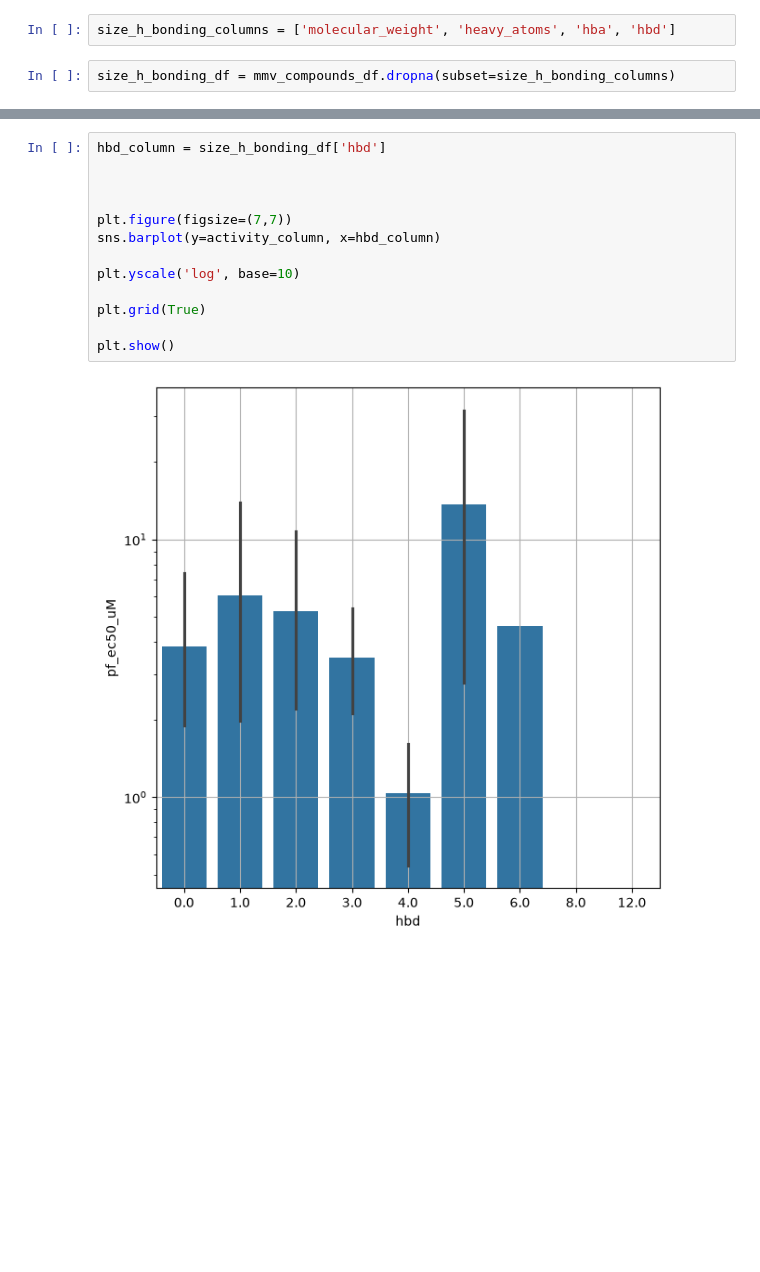
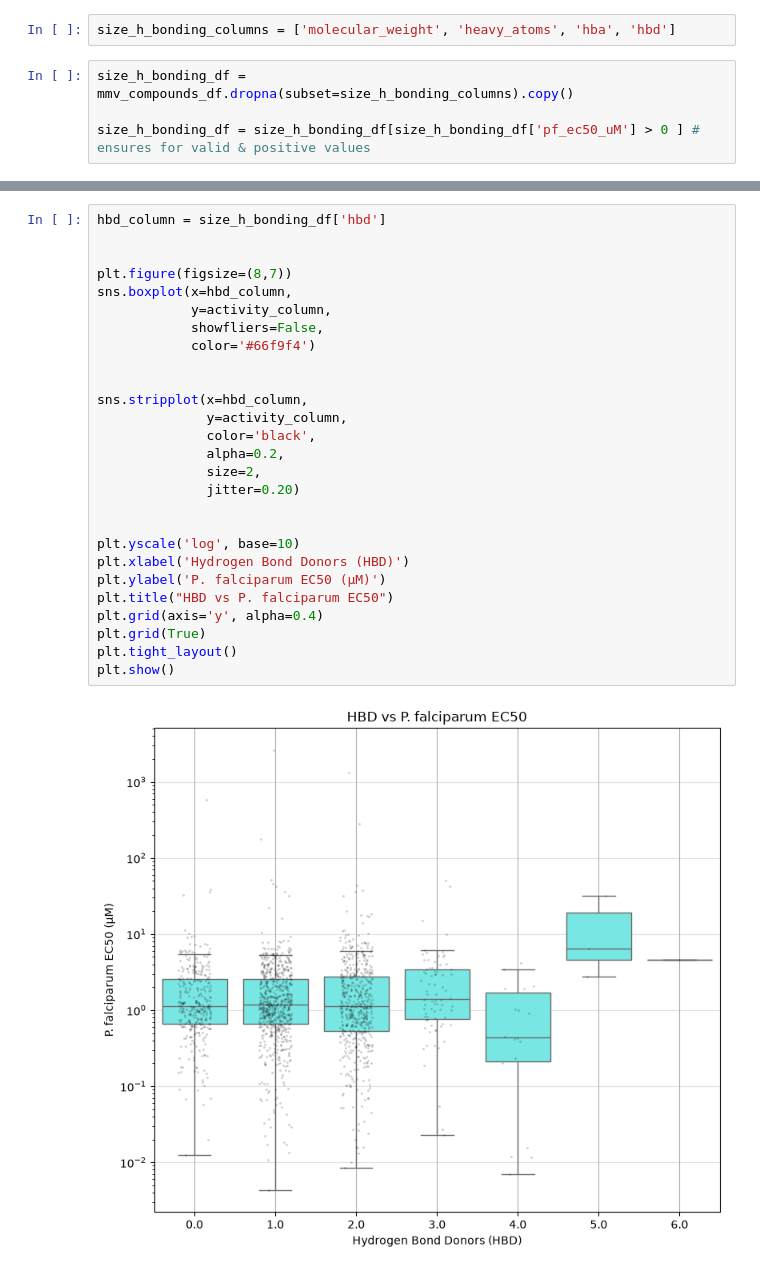
Before and after one commit to claudiagzv/csc1171-project, a Jupyter notebook: notebooks/size_bonding_ec50_activity_relationship.ipynb, the cells around one changed output, grey strips where cells are left out. Saved outputs shown, nothing was run; the diff lists cells and outputs as text; blank space fills up the shorter version.

```diff
--- a/notebooks/size_bonding_ec50_activity_relationship.ipynb
+++ b/notebooks/size_bonding_ec50_activity_relationship.ipynb
@@ -15,4 +20,6 @@ mmv_compounds_df = pd.read_csv(mmv_dataset, delimiter='\t')
 # %%
 size_h_bonding_columns = ['molecular_weight', 'heavy_atoms', 'hba', 'hbd']
 # %%
-size_h_bonding_df = mmv_compounds_df.dropna(subset=size_h_bonding_columns)
+size_h_bonding_df = mmv_compounds_df.dropna(subset=size_h_bonding_columns).copy()
+
+size_h_bonding_df = size_h_bonding_df[size_h_bonding_df['pf_ec50_uM'] > 0 ] # ensures for valid & positive values
@@ -83,15 +135,29 @@ plt.show()
 # %%
 hbd_column = size_h_bonding_df['hbd']
 
 
+plt.figure(figsize=(8,7))
+sns.boxplot(x=hbd_column,
+            y=activity_column,
+            showfliers=False,
+            color='#66f9f4')
 
-plt.figure(figsize=(7,7))
-sns.barplot(y=activity_column, x=hbd_column)
+
+sns.stripplot(x=hbd_column,
+              y=activity_column,
+              color='black',
+              alpha=0.2,
+              size=2,
+              jitter=0.20)
+
 
 plt.yscale('log', base=10)
-
+plt.xlabel('Hydrogen Bond Donors (HBD)')
+plt.ylabel('P. falciparum EC50 (µM)')
+plt.title("HBD vs P. falciparum EC50")
+plt.grid(axis='y', alpha=0.4)
 plt.grid(True)
-
+plt.tight_layout()
 plt.show()
 # %% [output]
-[figure, old version]
+[figure, new version]
```
Also changed, not shown: parts of 15 cells of this notebook, 1 other file.
